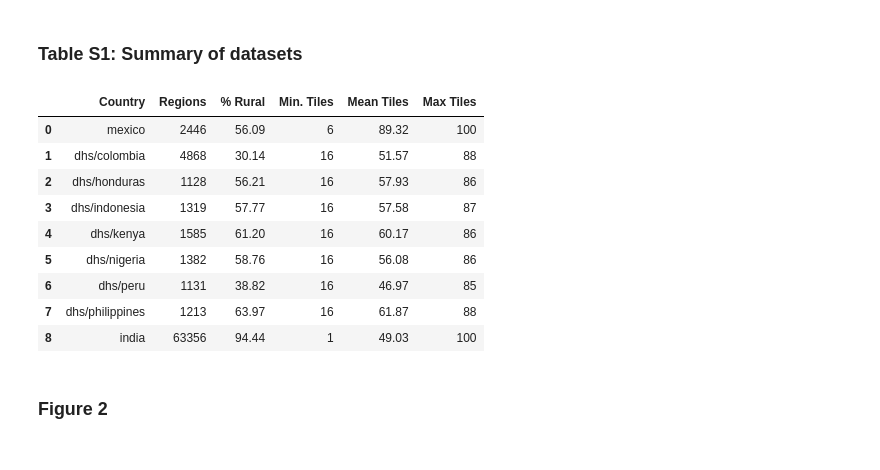
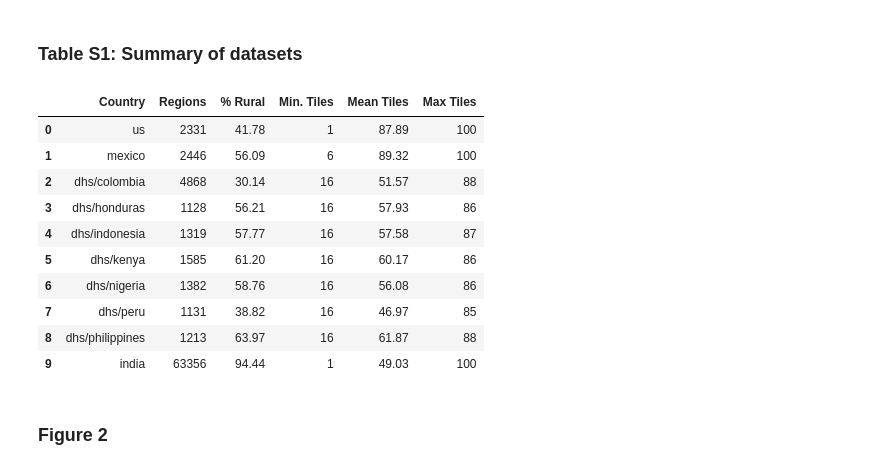
Before and after one commit to emilylaiken/satellite-fairness-replication, a Jupyter notebook: 2d_satellite_figures_tables.ipynb, the cells around one changed output. Drawn from its saved outputs; the diff is of its cells as text; code cells hidden in the pictures.

Commit message:
us meta

```diff
--- a/2d_satellite_figures_tables.ipynb
+++ b/2d_satellite_figures_tables.ipynb
@@ -22,36 +22,40 @@ fig_dir = 'figs/fairsiml_figs'
 # %%
 table = []
 
-for country in ['mexico', 'dhs/colombia', 'dhs/honduras', 'dhs/indonesia', 'dhs/kenya', 'dhs/nigeria',
+for country in ['us', 'mexico', 'dhs/colombia', 'dhs/honduras', 'dhs/indonesia', 'dhs/kenya', 'dhs/nigeria',
                 'dhs/peru','dhs/philippines', 'india']:#, 'us',]: #'india']:
 
     if country == 'mexico':
         survey = pd.read_csv('/data/mosaiks/surveys/' + country + '/grouped.csv')
         meta = pd.read_csv(TILES_FOLDER + country + '/meta.csv')
     elif country == 'india':
         survey = pd.read_csv('/data/mosaiks/replication/surveys/' + country + '/grouped.csv')
         meta = pd.read_csv(TILES_FOLDER + country + '/shrug_condensed_regions_25_max_tiles_100_meta.csv')
+    elif country == 'us':
+        survey = pd.read_csv('/data/mosaiks/surveys/' + country + '/groundtruth_by_puma_2019.csv')
+        meta = pd.read_csv(TILES_FOLDER + country + '/meta.csv')
     else:
         survey = pd.read_csv('/data/mosaiks/surveys/' + country + '_grouped.csv')
         meta = pd.read_csv(TILES_FOLDER + country + '/meta.csv')
 
 
     table.append([country, len(survey), '%.2f' % (100*survey['rural'].mean()), meta['count'].min(),
                   '%.2f' % meta['count'].mean(), meta['count'].max()])
 table = pd.DataFrame(table)
 table.columns = ['Country', 'Regions', '% Rural', 'Min. Tiles', 'Mean Tiles', 'Max Tiles']
 table
 # %% [output]
 |  | Country | Regions | % Rural | Min. Tiles | Mean Tiles | Max Tiles |
-| 0 | mexico | 2446 | 56.09 | 6 | 89.32 | 100 |
-| 1 | dhs/colombia | 4868 | 30.14 | 16 | 51.57 | 88 |
-| 2 | dhs/honduras | 1128 | 56.21 | 16 | 57.93 | 86 |
-| 3 | dhs/indonesia | 1319 | 57.77 | 16 | 57.58 | 87 |
-| 4 | dhs/kenya | 1585 | 61.20 | 16 | 60.17 | 86 |
-| 5 | dhs/nigeria | 1382 | 58.76 | 16 | 56.08 | 86 |
-| 6 | dhs/peru | 1131 | 38.82 | 16 | 46.97 | 85 |
-| 7 | dhs/philippines | 1213 | 63.97 | 16 | 61.87 | 88 |
-| 8 | india | 63356 | 94.44 | 1 | 49.03 | 100 |
+| 0 | us | 2331 | 41.78 | 1 | 87.89 | 100 |
+| 1 | mexico | 2446 | 56.09 | 6 | 89.32 | 100 |
+| 2 | dhs/colombia | 4868 | 30.14 | 16 | 51.57 | 88 |
+| 3 | dhs/honduras | 1128 | 56.21 | 16 | 57.93 | 86 |
+| 4 | dhs/indonesia | 1319 | 57.77 | 16 | 57.58 | 87 |
+| 5 | dhs/kenya | 1585 | 61.20 | 16 | 60.17 | 86 |
+| 6 | dhs/nigeria | 1382 | 58.76 | 16 | 56.08 | 86 |
+| 7 | dhs/peru | 1131 | 38.82 | 16 | 46.97 | 85 |
+| 8 | dhs/philippines | 1213 | 63.97 | 16 | 61.87 | 88 |
+| 9 | india | 63356 | 94.44 | 1 | 49.03 | 100 |
 # %% [markdown]
 ### Figure 2
 # %%
```
Also changed, not shown: parts of 1 cell of this notebook.
